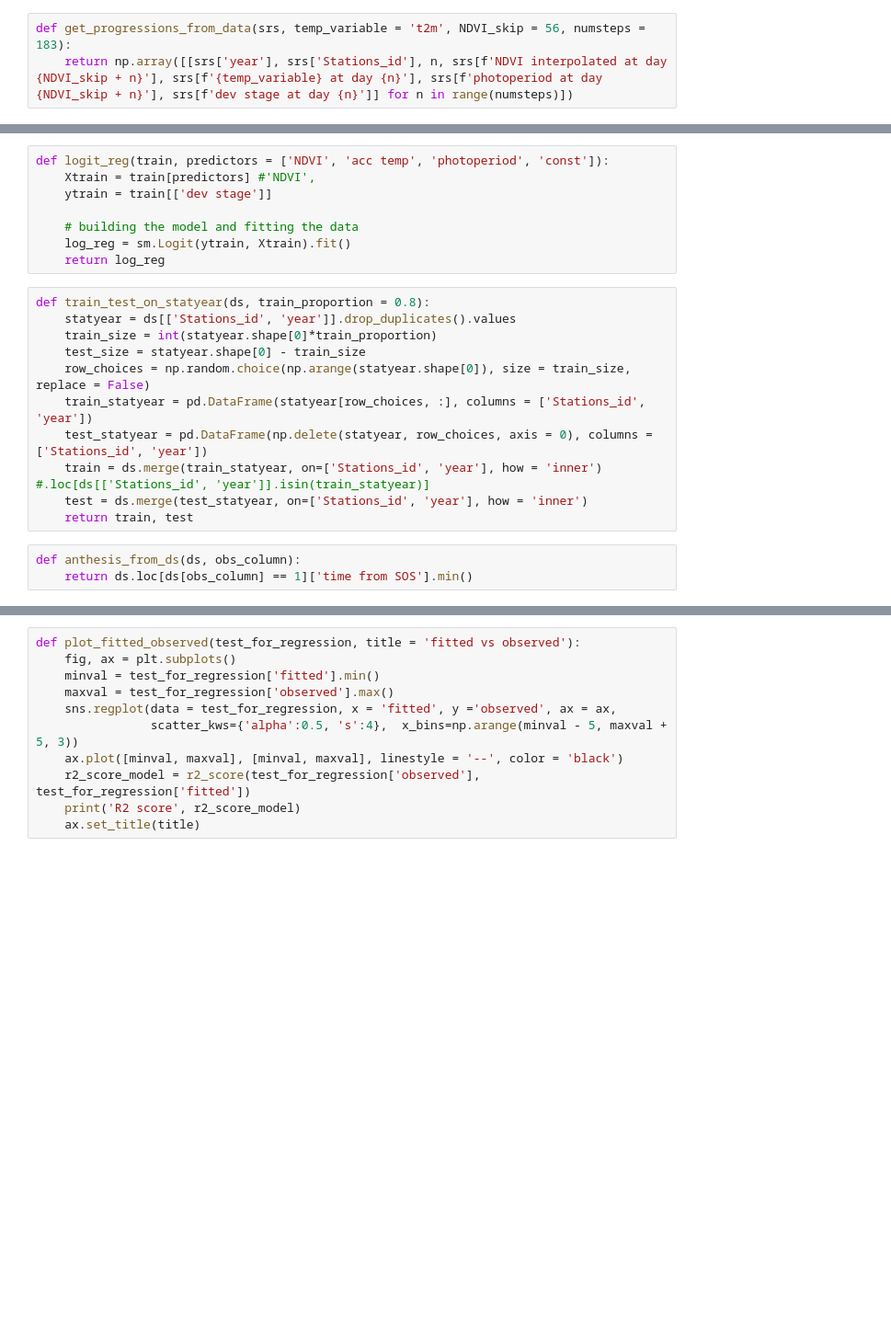
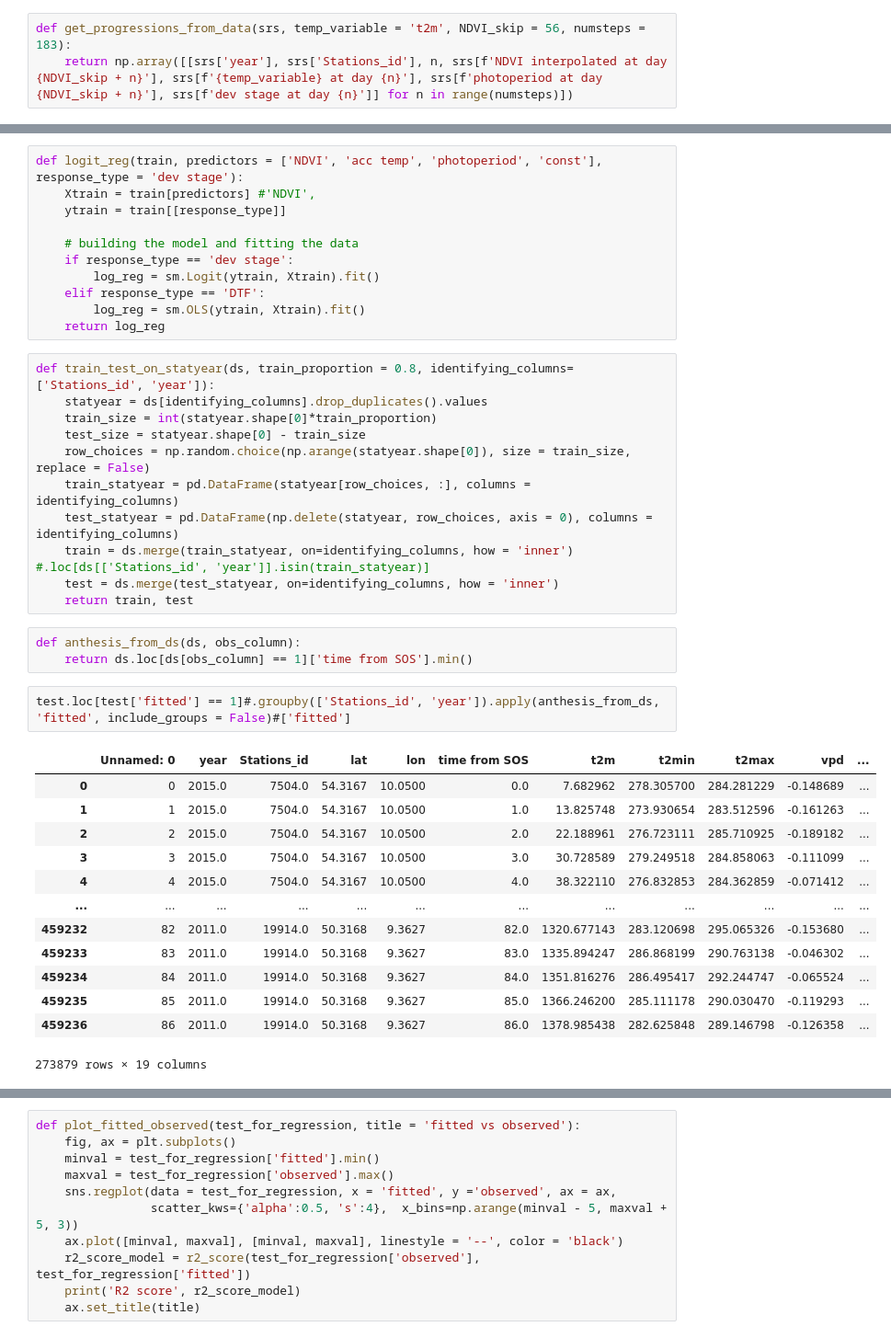
Before and after one commit to MartinP556/ML_algorithms, a Jupyter notebook: HMM.ipynb, the cells around one changed output, grey strips where cells are left out. Shown at 92% size. Cells and saved outputs as stored; diff of their text form; blank space fills up the shorter version.

```diff
--- a/HMM.ipynb
+++ b/HMM.ipynb
@@ -46,25 +91,44 @@ def convert_data_to_panel(ds, temp_variable = 't2m', NDVI_skip = 56, numsteps =
             ds_panel = pd.concat([ds_panel, ds_point])
     return ds_panel
 # %%
-def logit_reg(train, predictors = ['NDVI', 'acc temp', 'photoperiod', 'const']):
+def logit_reg(train, predictors = ['NDVI', 'acc temp', 'photoperiod', 'const'], response_type = 'dev stage'):
     Xtrain = train[predictors] #'NDVI',
-    ytrain = train[['dev stage']]
+    ytrain = train[[response_type]]
 
     # building the model and fitting the data
-    log_reg = sm.Logit(ytrain, Xtrain).fit()
+    if response_type == 'dev stage':
+        log_reg = sm.Logit(ytrain, Xtrain).fit()
+    elif response_type == 'DTF':
+        log_reg = sm.OLS(ytrain, Xtrain).fit()
     return log_reg
 # %%
-def train_test_on_statyear(ds, train_proportion = 0.8):
-    statyear = ds[['Stations_id', 'year']].drop_duplicates().values
+def train_test_on_statyear(ds, train_proportion = 0.8, identifying_columns=['Stations_id', 'year']):
+    statyear = ds[identifying_columns].drop_duplicates().values
     train_size = int(statyear.shape[0]*train_proportion)
     test_size = statyear.shape[0] - train_size
     row_choices = np.random.choice(np.arange(statyear.shape[0]), size = train_size, replace = False)
-    train_statyear = pd.DataFrame(statyear[row_choices, :], columns = ['Stations_id', 'year'])
-    test_statyear = pd.DataFrame(np.delete(statyear, row_choices, axis = 0), columns = ['Stations_id', 'year'])
-    train = ds.merge(train_statyear, on=['Stations_id', 'year'], how = 'inner') #.loc[ds[['Stations_id', 'year']].isin(train_statyear)]
-    test = ds.merge(test_statyear, on=['Stations_id', 'year'], how = 'inner')
+    train_statyear = pd.DataFrame(statyear[row_choices, :], columns = identifying_columns)
+    test_statyear = pd.DataFrame(np.delete(statyear, row_choices, axis = 0), columns = identifying_columns)
+    train = ds.merge(train_statyear, on=identifying_columns, how = 'inner') #.loc[ds[['Stations_id', 'year']].isin(train_statyear)]
+    test = ds.merge(test_statyear, on=identifying_columns, how = 'inner')
     return train, test
 # %%
 def anthesis_from_ds(ds, obs_column):
     return ds.loc[ds[obs_column] == 1]['time from SOS'].min()
+# %%
+test.loc[test['fitted'] == 1]#.groupby(['Stations_id', 'year']).apply(anthesis_from_ds, 'fitted', include_groups = False)#['fitted']
+# %% [output]
+|  | Unnamed: 0 | year | Stations_id | lat | lon | time from SOS | t2m | t2min | t2max | vpd | ... |
+| 0 | 0 | 2015.0 | 7504.0 | 54.3167 | 10.0500 | 0.0 | 7.682962 | 278.305700 | 284.281229 | -0.148689 | ... |
+| 1 | 1 | 2015.0 | 7504.0 | 54.3167 | 10.0500 | 1.0 | 13.825748 | 273.930654 | 283.512596 | -0.161263 | ... |
+| 2 | 2 | 2015.0 | 7504.0 | 54.3167 | 10.0500 | 2.0 | 22.188961 | 276.723111 | 285.710925 | -0.189182 | ... |
+| 3 | 3 | 2015.0 | 7504.0 | 54.3167 | 10.0500 | 3.0 | 30.728589 | 279.249518 | 284.858063 | -0.111099 | ... |
+| 4 | 4 | 2015.0 | 7504.0 | 54.3167 | 10.0500 | 4.0 | 38.322110 | 276.832853 | 284.362859 | -0.071412 | ... |
+| ... | ... | ... | ... | ... | ... | ... | ... | ... | ... | ... | ... |
+| 459232 | 82 | 2011.0 | 19914.0 | 50.3168 | 9.3627 | 82.0 | 1320.677143 | 283.120698 | 295.065326 | -0.153680 | ... |
+| 459233 | 83 | 2011.0 | 19914.0 | 50.3168 | 9.3627 | 83.0 | 1335.894247 | 286.868199 | 290.763138 | -0.046302 | ... |
+| 459234 | 84 | 2011.0 | 19914.0 | 50.3168 | 9.3627 | 84.0 | 1351.816276 | 286.495417 | 292.244747 | -0.065524 | ... |
+| 459235 | 85 | 2011.0 | 19914.0 | 50.3168 | 9.3627 | 85.0 | 1366.246200 | 285.111178 | 290.030470 | -0.119293 | ... |
+| 459236 | 86 | 2011.0 | 19914.0 | 50.3168 | 9.3627 | 86.0 | 1378.985438 | 282.625848 | 289.146798 | -0.126358 | ... |
+273879 rows × 19 columns
 # %%
```
Also changed, not shown: parts of 63 cells of this notebook, 6 other files.
